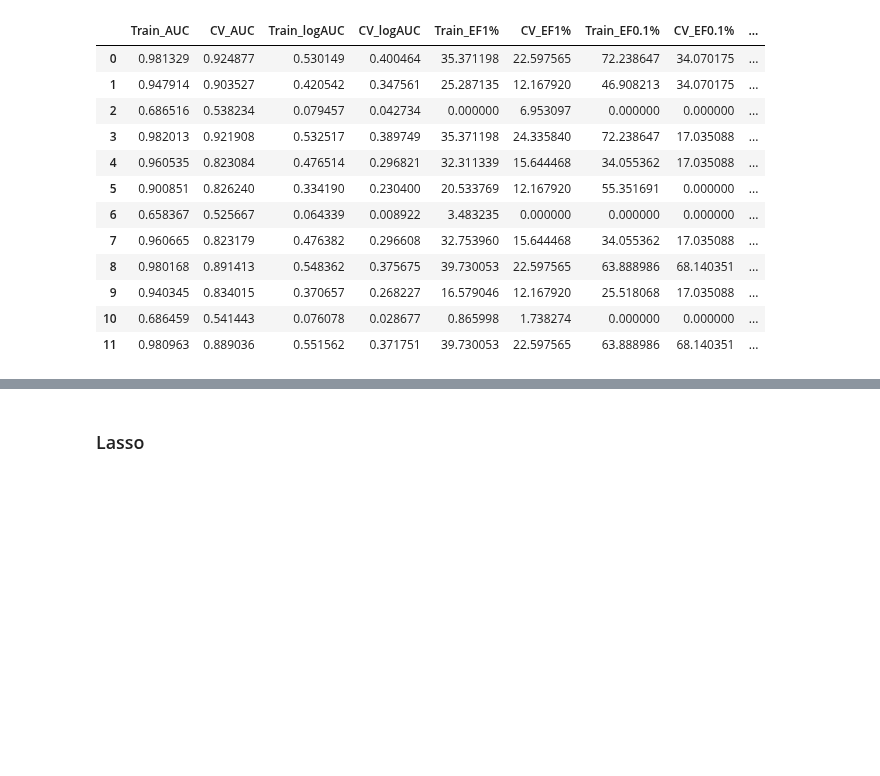
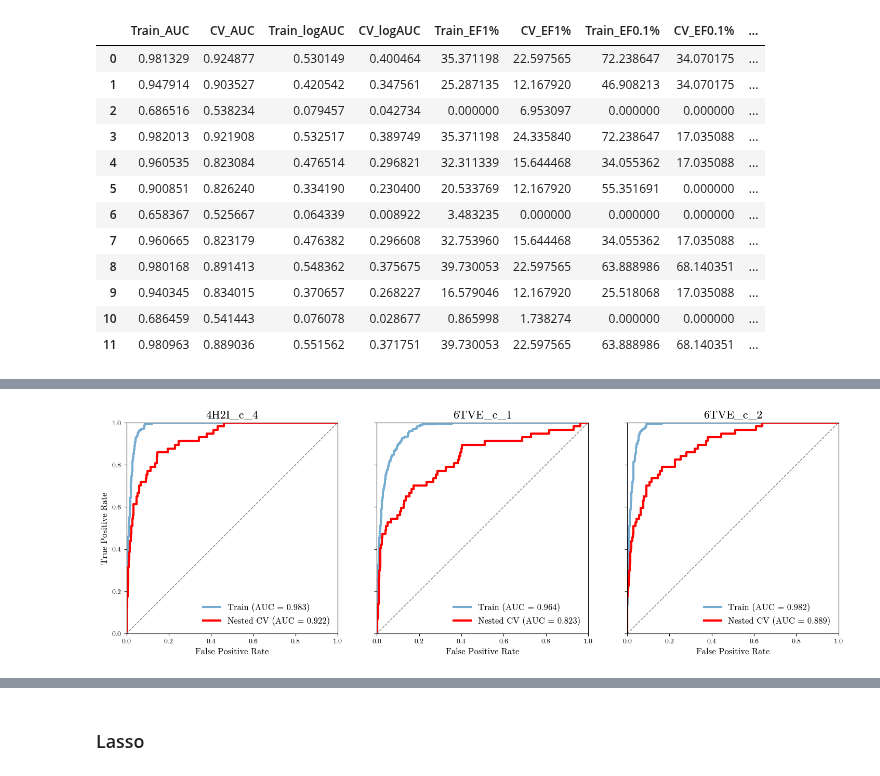
Before and after one commit to wesselporschen/montpellier-screen, a Jupyter notebook: prolif.ipynb, the cells around one changed output, grey strips where cells are left out. Saved outputs shown, nothing was run; the diff lists cells and outputs as text; code cells hidden in the pictures; blank space fills up the shorter version.

Commit message:
performance analysis, AUC, venn, sensitivity plots

```diff
--- a/prolif.ipynb
+++ b/prolif.ipynb
@@ -29,3 +28,9 @@ Failed to patch pandas - PandasTools will have limited functionality
+# %%
+plt.rcParams.update({
+    "font.family": "serif",
+    "font.serif": ["NewComputerModern"],
+    "mathtext.fontset": "cm",
+})
 # %% [markdown]
 ## Metrics
 # %%
@@ -382,7 +387,8 @@ for conformer_key, dataset in datasets.items():
 
     model_inputs[conformer_key] = {
         "X": {"X_IFP": X_IFP, "X_IFP_NO_VDW": X_IFP_NO_VDW, "X_DOCKING": X_DOCKING, "X_IFP_DOCKING": X_IFP_DOCKING},
-        "Y": Y
+        "Y": Y,
+        "metadata": all[["LigName", "docking_score"]].copy()
     }
 # %% [output]
 Dataframe information for 4h2i_c_4
@@ -918,12 +956,16 @@ Cs = np.logspace(-3, 3, 13)
 all_results = {}
 all_coef_results = {}
 all_tuning_results = {}
+all_rankings = {}
+all_train_rankings = {}
+all_prediction_dfs = {}
 
 for conformer_key, model_input in model_inputs.items():
 
     print(f"\nRunning models for {conformer_key}")
 
     Y = model_input["Y"]
+    metadata = model_input["metadata"]
 
     # --------------------------------------------------------
     # Loop over feature sets
@@ -939,10 +981,11 @@ for conformer_key, model_input in model_inputs.items():
         # Perform nested cross-validation
         # ------------------------------------------
 
-        results, coef_df, tuning_results = evaluate_dataset(
+        results, coef_df, tuning_results, ranking, train_ranking, prediction_df = evaluate_dataset(
             X=X,
             Y=Y,
             Cs=Cs,
+            metadata=metadata,
             l1_ratio=0,
             solver="lbfgs"
         )
@@ -954,6 +997,9 @@ for conformer_key, model_input in model_inputs.items():
         all_results[dataset_name] = results
         all_coef_results[dataset_name] = coef_df
         all_tuning_results[dataset_name] = tuning_results
+        all_rankings[dataset_name] = ranking
+        all_train_rankings[dataset_name] = train_ranking
+        all_prediction_dfs[dataset_name] = prediction_df
 # %% [output]
 Running models for 4h2i_c_4
   Feature set: X_IFP
@@ -994,0 +1043,81 @@ combined_results
+# %%
+models = [
+    "4h2i_c_4_X_IFP_DOCKING",
+    "6tve_c_1_X_IFP_DOCKING",
+    "6tve_c_2_X_IFP_DOCKING",
+]
+
+titles = [
+    "4H2I_c_4",
+    "6TVE_c_1",
+    "6TVE_c_2",
+]
+
+fig, axes = plt.subplots(
+    1, 3,
+    figsize=(15, 5),
+    sharex=True,
+    sharey=True,
+)
+
+for ax, model, title in zip(axes, models, titles):
+
+    # Training predictions
+    train_true = all_train_rankings[model]["active"]
+    train_pred = all_train_rankings[model]["score"]
+
+    train_fpr, train_tpr, _ = roc_curve(train_true, train_pred)
+    train_auc = auc(train_fpr, train_tpr)
+
+    # Nested CV predictions
+    cv_true = all_rankings[model]["active"]
+    cv_pred = all_rankings[model]["score"]
+
+    cv_fpr, cv_tpr, _ = roc_curve(cv_true, cv_pred)
+    cv_auc = auc(cv_fpr, cv_tpr)
+
+    # Plot
+    ax.plot(
+        train_fpr,
+        train_tpr,
+        lw=3,
+        alpha=0.6,
+        label=f"Train (AUC = {train_auc:.3f})",
+    )
+
+    ax.plot(
+        cv_fpr,
+        cv_tpr,
+        lw=3,
+        label=f"Nested CV (AUC = {cv_auc:.3f})",
+        color="red",
+    )
+
+    ax.plot([0, 1], [0, 1], "--", color="grey", lw=1)
+
+    ax.set_title(title, fontsize=16)
+    ax.set_xlim(0, 1)
+    ax.set_ylim(0, 1)
+    ax.set_aspect("equal")
+
+axes[0].set_ylabel("True Positive Rate", fontsize=12)
+for ax in axes:
+    ax.set_xlabel("False Positive Rate", fontsize=12)
+    ax.legend(loc="lower right", frameon=False, fontsize=12)
+
+# # Single legend for the whole figure
+# handles, labels = axes[0].get_legend_handles_labels()
+# fig.legend(
+#     handles,
+#     labels,
+#     loc="lower center",
+#     ncol=3,
+#     frameon=False,
+#     bbox_to_anchor=(0.5, -0.02),
+# )
+
+plt.tight_layout(rect=[0, 0.08, 1, 1])
+#plt.savefig("./ROC_AUC_topconformers.svg", bbox_inches="tight")
+plt.show()
+# %% [output]
+[figure, added]
```
Also changed, not shown: parts of 14 cells of this notebook.
